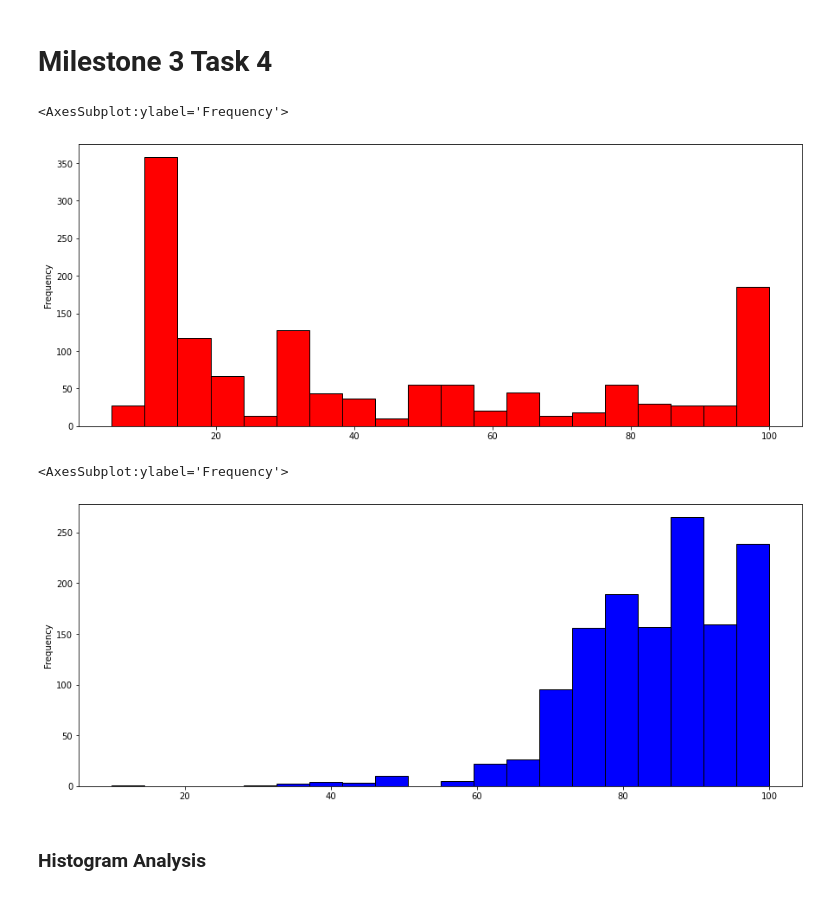
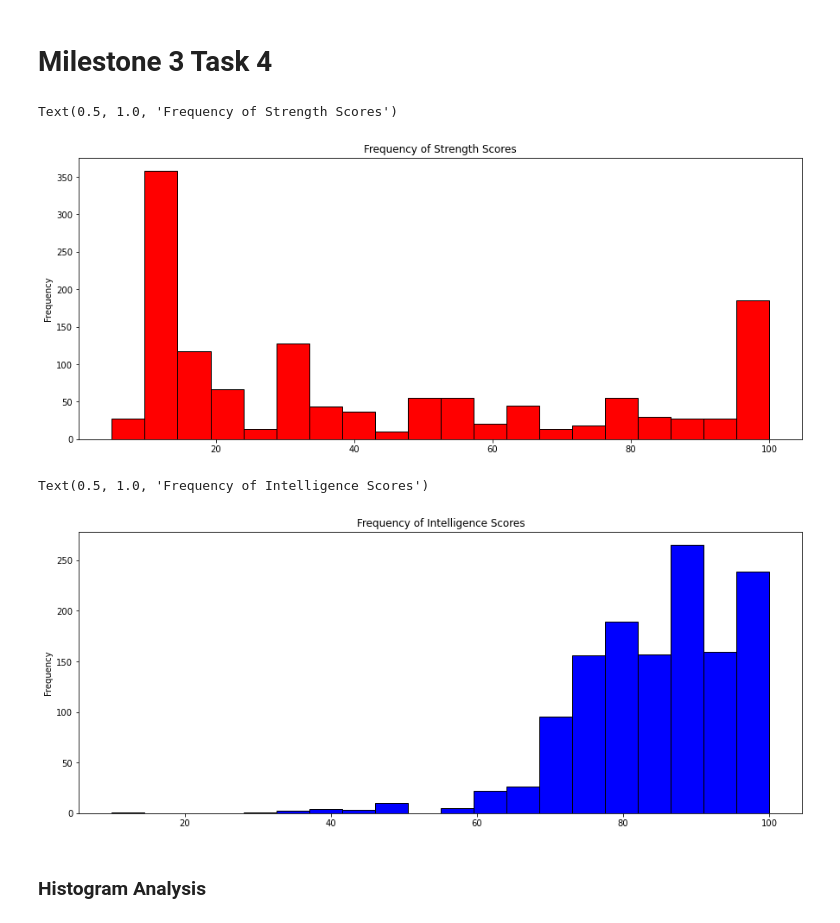
Before and after one commit to data301-2021-winter1/project-group04-project, a Jupyter notebook: notebooks/analysis1.ipynb, the cells around one changed output. Drawn from its saved outputs; the diff is of its cells as text; code cells hidden in the pictures.

```diff
--- a/notebooks/analysis1.ipynb
+++ b/notebooks/analysis1.ipynb
@@ -228,15 +232,17 @@ mcu1 = mcu1.reset_index(drop=True)
 # %% [markdown]
 # Milestone 3 Task 4
 # %%
-mcu1["strength_score"].plot(kind='hist', bins=20, figsize=(15,6), facecolor='red',edgecolor='black')
+ax= mcu1["strength_score"].plot(kind='hist', bins=20, figsize=(15,6), facecolor='red',edgecolor='black')
+ax.set_title("Frequency of Strength Scores")
 # %% [output]
-<AxesSubplot:ylabel='Frequency'>
+Text(0.5, 1.0, 'Frequency of Strength Scores')
-[figure, old version]
+[figure, new version]
 # %%
-mcu1["intelligence_score"].plot(kind='hist', bins=20, figsize=(15,6), facecolor='blue',edgecolor='black')
+ax= mcu1["intelligence_score"].plot(kind='hist', bins=20, figsize=(15,6), facecolor='blue',edgecolor='black')
+ax.set_title("Frequency of Intelligence Scores")
 # %% [output]
-<AxesSubplot:ylabel='Frequency'>
+Text(0.5, 1.0, 'Frequency of Intelligence Scores')
-[figure, old version]
+[figure, new version]
 # %% [markdown]
 ### Histogram Analysis
 # %% [markdown]
```
Also changed, not shown: parts of 12 cells of this notebook.
